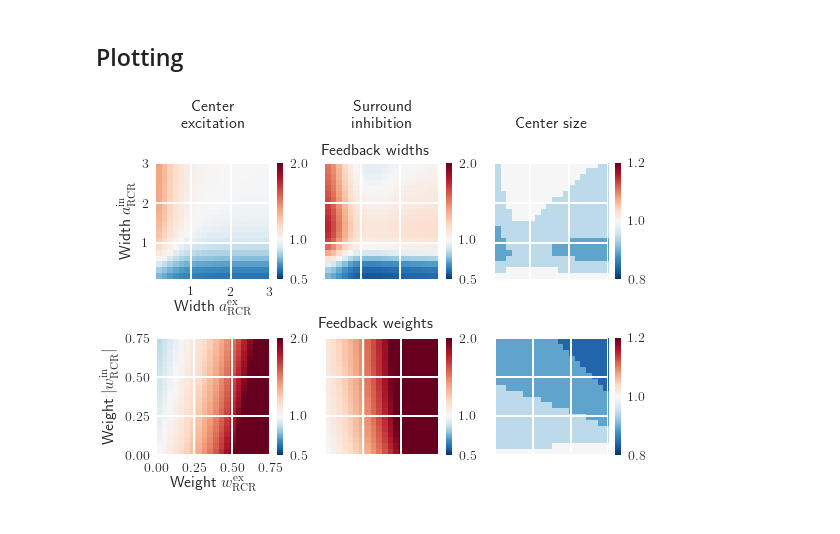
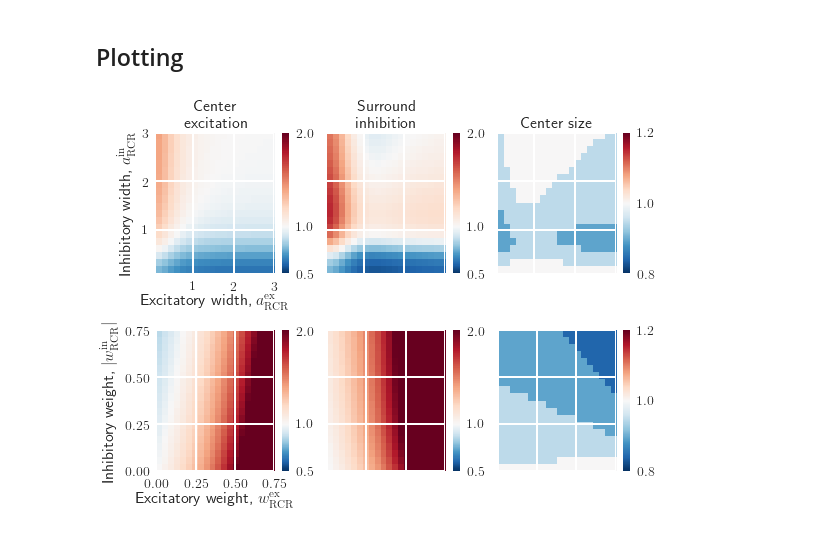
Before and after one commit to miladh/edog-simulations, a Jupyter notebook: irf_spatial_params_mix_fb/irf_spatial_params_mix_fb.ipynb, the cells around one changed output. Cells and saved outputs as stored; diff of their text form; code cells hidden in the pictures.

```diff
--- a/irf_spatial_params_mix_fb/irf_spatial_params_mix_fb.ipynb
+++ b/irf_spatial_params_mix_fb/irf_spatial_params_mix_fb.ipynb
@@ -110,8 +110,8 @@ width_ticks = [1, 2, 3]
 
 fig, axarr = plt.subplots(nrows=2, ncols=3, figsize=(8, 6), sharey="row")
 
-plt.figtext(0.5, 0.83, "Feedback widths", ha='center', va='center', fontsize=16)
-plt.figtext(0.5, 0.43, "Feedback weights", ha='center', va='center', fontsize=16)
+#plt.figtext(0.5, 0.83, "Feedback widths", ha='center', va='center', fontsize=16)
+#plt.figtext(0.5, 0.43, "Feedback weights", ha='center', va='center', fontsize=16)
 
 
 # ------------------------------------------------------------------------------------------------------------
@@ -129,9 +129,9 @@ im = ax.imshow(cen_ex, cmap=cmap,
                interpolation=interpolation, aspect="auto",
                vmin=cen_ex_vmin, vmax=cen_ex_vmax, norm=MidpointNormalize(midpoint=1.))
 
-ax.set_xlabel("Width $a^\mathrm{ex}_{\mathrm{RCR}}$", fontsize=16)
-ax.set_ylabel("Width $a^\mathrm{in}_{\mathrm{RCR}}$", fontsize=16)
-ax.set_title(titles[0], y=1.25)
+ax.set_xlabel("Excitatory width, $a^\mathrm{ex}_{\mathrm{RCR}}$", fontsize=16)
+ax.set_ylabel("Inhibitory width, $a^\mathrm{in}_{\mathrm{RCR}}$", fontsize=16)
+ax.set_title(titles[0], y=1.0)
 plt.colorbar(im, ax=ax, ticks=[cen_ex_vmin, 1, cen_ex_vmax])
 ax.grid(color="w", lw=2)
 ax.set_xticks(width_ticks)
@@ -143,7 +143,7 @@ im = ax.imshow(sur_in, cmap=cmap,
                interpolation=interpolation, aspect="auto",
                vmin=sur_in_vmin, vmax=sur_in_vmax, norm=MidpointNormalize(midpoint=1.))
 
-ax.set_title(titles[1], y=1.25)
+ax.set_title(titles[1], y=1.0)
 plt.colorbar(im, ax=ax, ticks=[sur_in_vmin, 1, sur_in_vmax])
 ax.grid(color="w", lw=2)
 ax.xaxis.set_ticklabels([])
@@ -155,7 +155,7 @@ im = ax.imshow(cen_size, cmap=cmap,
                interpolation=interpolation, aspect="auto",
                vmin=cen_size_vmin, vmax=cen_size_vmax, norm=MidpointNormalize(midpoint=1.))
 
-ax.set_title(titles[2], y=1.25)
+ax.set_title(titles[2], y=1.0)
 plt.colorbar(im, ax=ax, ticks=[cen_size_vmin, 1, cen_size_vmax])
 ax.grid(color="w", lw=2)
 ax.xaxis.set_ticklabels([])
@@ -176,39 +176,39 @@ im = ax.imshow(cen_ex, cmap=cmap,
                interpolation=interpolation, aspect="auto",
                vmin=cen_ex_vmin, vmax=cen_ex_vmax, norm=MidpointNormalize(midpoint=1.))
 
-ax.set_xlabel("Weight $w^\mathrm{ex}_{\mathrm{RCR}}$", fontsize=16)
-ax.set_ylabel("Weight $|w^\mathrm{in}_{\mathrm{RCR}}|$", fontsize=16)
+ax.set_xlabel("Excitatory weight, $w^\mathrm{ex}_{\mathrm{RCR}}$", fontsize=16)
+ax.set_ylabel("Inhibitory weight, $|w^\mathrm{in}_{\mathrm{RCR}}|$", fontsize=16)
 plt.colorbar(im, ax=ax, ticks=[cen_ex_vmin, 1, cen_ex_vmax])
 ax.grid(color="w", lw=2)
 ax.set_xticks(weight_ticks)
 ax.set_yticks(weight_ticks)
 
 # surround inhibition
 ax = axarr[1, 1]
 im = ax.imshow(sur_in, cmap=cmap,
                extent=extent, origin="lower",
                interpolation=interpolation, aspect="auto",
                vmin=sur_in_vmin, vmax=sur_in_vmax, norm=MidpointNormalize(midpoint=1.))
 
 plt.colorbar(im, ax=ax, ticks=[sur_in_vmin, 1, sur_in_vmax])
 ax.grid(color="w", lw=2)
 ax.set_xticks(weight_ticks)
 ax.set_yticks(weight_ticks)
 ax.xaxis.set_ticklabels([])
 
 # center size
 ax = axarr[1, 2]
 im = ax.imshow(cen_size, cmap=cmap,
                extent=extent, origin="lower",
                interpolation=interpolation, aspect="auto",
                vmin=cen_size_vmin, vmax=cen_size_vmax, norm=MidpointNormalize(midpoint=1.))
 
 plt.colorbar(im, ax=ax, ticks=[cen_size_vmin, 1, cen_size_vmax])
 ax.grid(color="w", lw=2)
 ax.set_xticks(weight_ticks)
 ax.set_yticks(weight_ticks)
 ax.xaxis.set_ticklabels([])
 
 plt.tight_layout()
 # %% [output]
-[figure, old version]
+[figure, new version]
```
